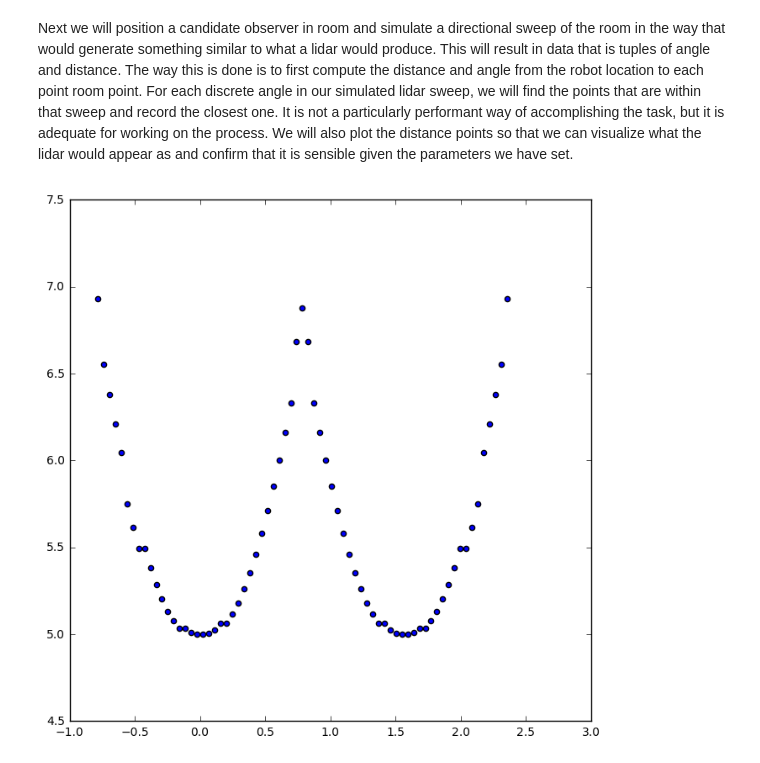
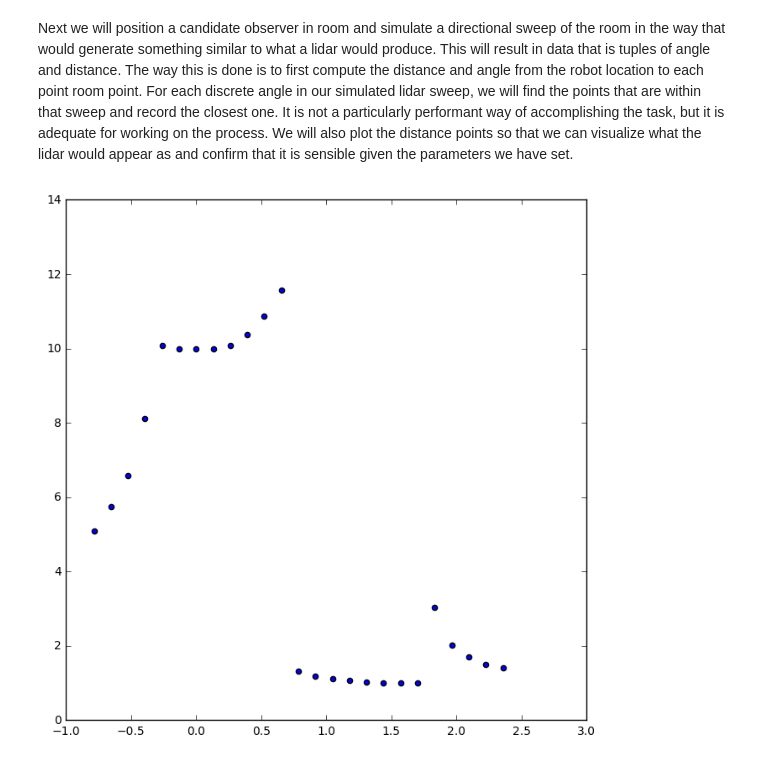
Before and after one commit to ColinShaw/python-lidar-simulator-particle-filter, a Jupyter notebook: jupyter/LidarParticleFilter.ipynb, the cells around one changed output. Cells and saved outputs as stored; diff of their text form; code cells hidden in the pictures.

Commit message:
Added noise and plotting particles

```diff
--- a/jupyter/LidarParticleFilter.ipynb
+++ b/jupyter/LidarParticleFilter.ipynb
@@ -5,10 +14,4 @@ First we will draw some features of a map.  These are essentially a sparse colle
 # %%
-import math
-import numpy as np
-import matplotlib.pyplot as plt
-%matplotlib inline
-
-
 class Room:
 
     def map_range_x(self, start, stop, number, y):
@@ -25,10 +28,11 @@ class Room:
         return res
 
     def make_room(self):
-        walls = self.map_square((1.,1.), (15.,15.), 50)
-        table = self.map_square((3.,8.), (6.,11.), 10)
-        chair = self.map_square((5.,6.), (6.,7.), 4)
-        return walls + table + chair
+        walls = self.map_square((1.0,1.0), (15.0,15.0), 100)
+        table = self.map_square((3.0,8.0), (6.0,11.0), 20)
+        chair1 = self.map_square((3.0,6.0), (4.0,7.0), 8)
+        chair2 = self.map_square((5.0,6.0), (6.0,7.0), 8)
+        return walls + table + chair1 + chair2
 
 
 # Set the plot size
@@ -75,39 +79,39 @@ class RoomView:
         for p in self.points:
             angle, distance = self.angle_and_distance(robot_location, p)
             if angle > min_angle and angle < max_angle:
-                pts.append((angle, distance))
-        pts = sorted(pts, key = lambda x: x[1])
+                pts.append(distance)
+        pts = sorted(pts)
         if len(pts) > 0:
             return pts[0]
-        return (None, None)
+        return None
 
     def lidar_points(self, robot_location, robot_angle):
         pts = []
         angles = self.angle_range(robot_angle)
         delta = 2 * self.angle_sweep / self.sweep_number
         for a in angles:
             min_a = a - delta
             max_a = a + delta
-            _, distance = self.closest_point_in_swath(min_a, max_a, robot_location)
+            distance = self.closest_point_in_swath(min_a, max_a, robot_location)
             if distance is not None:
                 pts.append((a, distance))
         return pts
 
 
 # Set the plot size
 plt.figure(figsize=(8,8))
 
 # Set up a room view with a pi/4 half-angle aperture and 15 angle slices on each side
-rv = RoomView(room, math.pi/4, 35)
+rv = RoomView(room, math.pi/4, 12)
 
-# Get the lidar points for a robot facing due East
-p = rv.lidar_points(robot_location, 0)
+# Get the lidar points for a particle facing due East
+points = rv.lidar_points((5.0,5.0), 0)
 
 # Unzip the angle-distance tuple
-a, d = zip(*p)
+a, d = zip(*points)
 
 # Plot as a scatter plot
 plt.scatter(a, d)
 plt.show()
 # %% [output]
-[figure, old version]
+[figure, new version]
```
Also changed, not shown: parts of 10 cells of this notebook.
